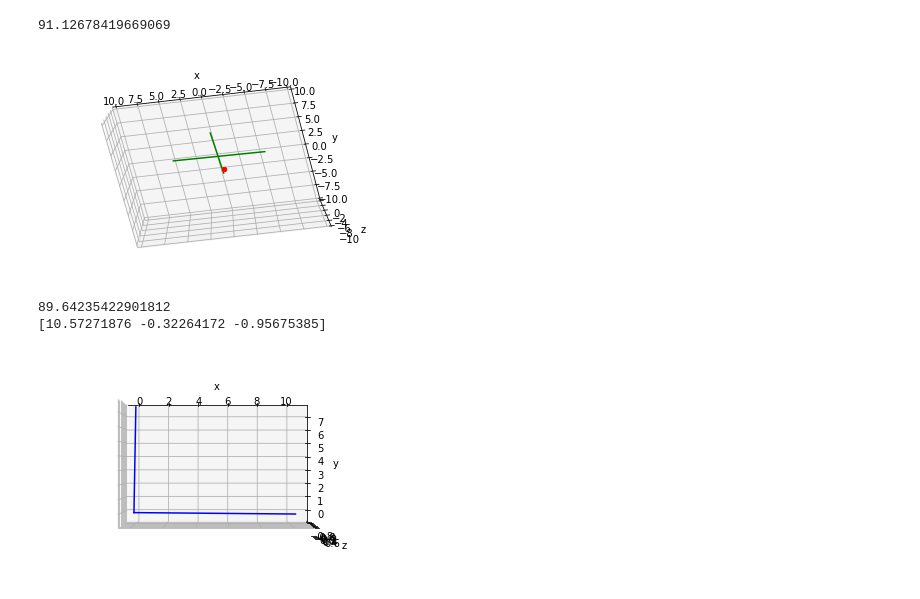
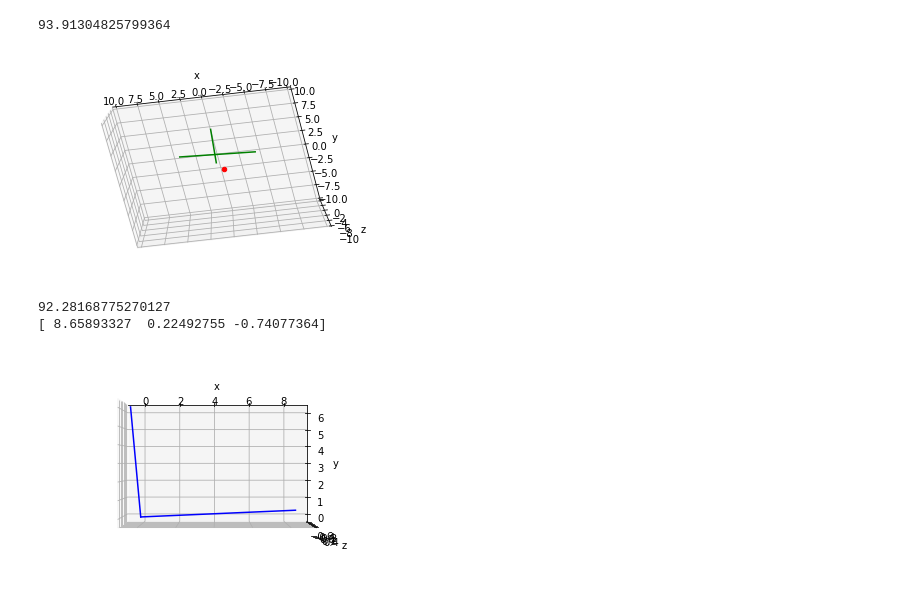
Before and after one commit to choiboy92/knee_parallax, a Jupyter notebook: interactive_error.ipynb, the cells around one changed output. Saved outputs shown, nothing was run; the diff lists cells and outputs as text; code cells hidden in the pictures.

```diff
--- a/interactive_error.ipynb
+++ b/interactive_error.ipynb
@@ -22,51 +22,50 @@ def viewing_plane_transform(angle_val):
   return R
 # %%
 # Vertices of plane with Epicondylar axis & Whitesides FROM BLENDER
-#<Vector (-55.3415, -34.4825, -12.3883)>    BOTTOM RIGHT CORNER
-#<Vector (53.3630, -34.4825, 11.9455)>      BOTTOM LEFT CORNER
-#<Vector (-55.3415, 39.3837, -12.3883)>     TOP RIGHT CORNER
-#<Vector (53.3630, 39.3837, 11.9455)>       TOP LEFT CORNER
-#<Vector (-1.6411, -34.4825, -0.2214)>      POSTERIOR WHITESIDES
-#<Vector (1.0749, 39.3837, -0.2214)>        ANTERIOR WHITESIDES
-#<Vector (53.3630, -6.6750, 11.9455)>       MEDIAL EPICONDYLE
-#<Vector (-55.3415, -0.4826, -12.3883)>     LATERAL EPICONDYLE
 
-whitesides_ant = np.array([1.0749, 39.3837, -0.2214])/10
-whitesides_post = np.array([-1.6411, -34.4825, -0.2214])/10
+#<Vector (44.4236, -0.0000, 9.1508)>      MEDIAL EPICONDYLE
+#<Vector (3.6296, -14.9831, 0.7476)>      POSTERIOR WHITESIDES
+#<Vector (-0.4435, 45.8136, -0.0914)>     ANTERIOR EPICONDYLE
+#<Vector (-44.4236, 0.0000, -9.1508)>     LATERAL EPICONDYLE
+#<Vector (-0.0000, 0.0000, 437.3708)>     Hip joint centre
+#<Vector (0.0000, 0.0000, 0.0000)>        Midpoint of Epicondylar axis
+
+whitesides_ant = np.array([-0.4435, 45.8136, -0.0914])/10
+whitesides_post = np.array([3.6296, -14.9831, 0.7476])/10
 whitesides = whitesides_ant - whitesides_post
 
-epicondylar_med = np.array([53.3630, -6.6750, 11.9455])/10
-epicondylar_lat = np.array([-55.3415, -0.4826, -12.3883])/10
+epicondylar_med = np.array([44.4236, -0.0000, 9.1508])/10
+epicondylar_lat = np.array([-44.4236, 0.0000, -9.1508])/10
 epicondylar = epicondylar_med - epicondylar_lat
 
 theta_og = np.abs(np.arccos(np.dot(epicondylar, whitesides)/(np.linalg.norm(epicondylar)*np.linalg.norm(whitesides)))*(180/np.pi))
 print(theta_og)
 
 # Set camera and viewing positions
 camera_d = 100/10
 camera = np.array([0,0,camera_d])
 Rview = viewing_plane_transform([5, 5, 0])
 view_pos = np.matmul(Rview, camera)
 
 from mpl_toolkits.mplot3d import Axes3D
 fig = plt.figure()
 ax = plt.axes(projection='3d')
 
 ax.set_zlim(-10,0)
 ax.set_ylim(-10,10)
 ax.set_xlim(-10,10)
 ax.set_xlabel("x")
 ax.set_ylabel("y")
 ax.set_zlabel("z")
 ax.view_init(elev=-80., azim=100)
 # ax.scatter3D(camera[0], camera[1], -camera[2], c="grey")    # Original camera position
 ax.scatter3D(view_pos[0], view_pos[1], view_pos[2], c="red")
 ax.plot3D([epicondylar_lat[0], epicondylar_med[0]], [epicondylar_lat[1], epicondylar_med[1]], [epicondylar_lat[2], epicondylar_med[2]], 'green')
 ax.plot3D([whitesides_post[0], whitesides_ant[0]], [whitesides_post[1], whitesides_ant[1]], [whitesides_post[2], whitesides_ant[2]], 'green')
 plt.show()
 # %% [output]
-91.12678419669069
+93.91304825799364
-[figure, old version]
+[figure, new version]
 # %%
 # Project true bone references into viewing plane
 
@@ -96,6 +95,6 @@ plt.show()
 
 # Use projected true to compare to drawn references in viewing plane
 # %% [output]
-89.64235422901812
-[10.57271876 -0.32264172 -0.95675385]
+92.28168775270127
+[ 8.65893327  0.22492755 -0.74077364]
-[figure, old version]
+[figure, new version]
```
